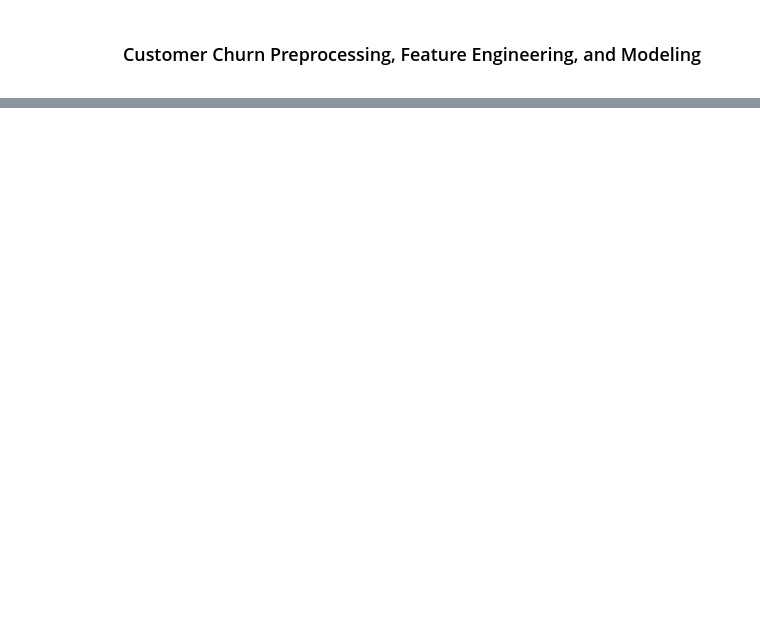
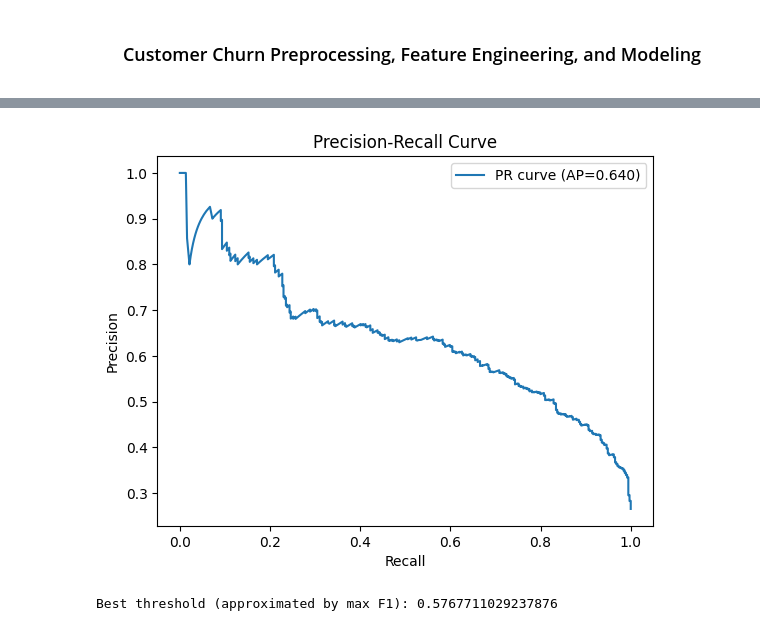
Before and after one commit to taborerickson/Customer-Churn-Prediction, a Jupyter notebook: Notebooks/customer_churn_pred.ipynb, the cells around one changed output, grey strips where cells are left out. Saved outputs shown, nothing was run; the diff lists cells and outputs as text; code cells hidden in the pictures; blank space fills up the shorter version.

```diff
--- a/Notebooks/customer_churn_pred.ipynb
+++ b/Notebooks/customer_churn_pred.ipynb
@@ -62,5 +80,5 @@ print(cleaned_data.info())
 # %%
 # Making copy of the data
-data = cleaned_data.copy()
+df = data.copy()
 # %%
 # Dropping customerID column and mapping target column (Churn)
@@ -75,0 +280,26 @@ data[['tenure','MonthlyCharges','TotalCharges','AvgChargesPerMonth','fiber_inter
+# %%
+# Precision-Recall curve
+precision, recall, pr_thresh = precision_recall_curve(y_test, y_prob)
+plt.figure()
+plt.plot(recall, precision, label=f'PR curve (AP={pr:.3f})')
+plt.xlabel('Recall')
+plt.ylabel('Precision')
+plt.title('Precision-Recall Curve')
+plt.legend()
+plt.savefig(visuals_path / 'pr_curve.png', dpi=150, bbox_inches='tight')
+plt.show()
+# %% [output]
+[figure, added]
+# %%
+# Choosing threshold by max f1 score
+# Since using y_prob instead of just y_pred
+f1_scores = (2 * precision * recall) / (precision + recall + 1e-9)
+best_idx = np.nanargmax(f1_scores)
+# Mapping best_idx to a threshold
+if best_idx < len(pr_thresh):
+    best_threshold = pr_thresh[best_idx]
+else:
+    best_threshold = 0.5
+print('Best threshold (approximated by max F1):', best_threshold)
+# %% [output]
+Best threshold (approximated by max F1): 0.5767711029237876
```
Also changed, not shown: parts of 19 cells of this notebook, 7 other files.
